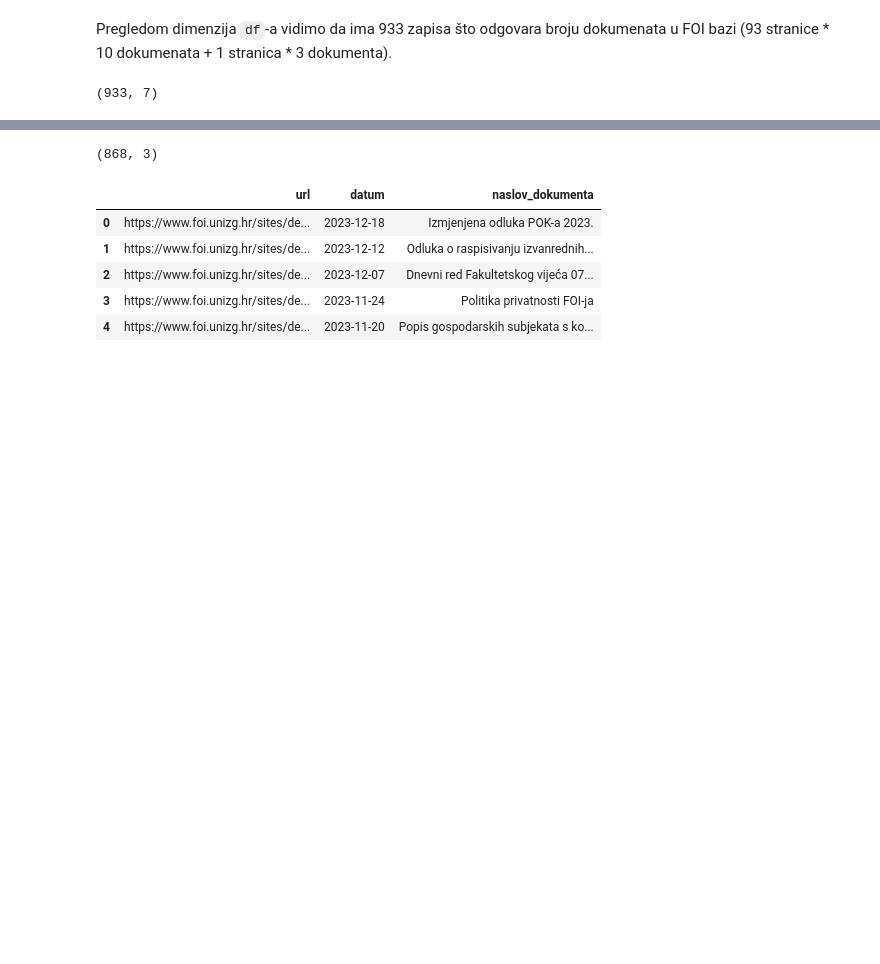
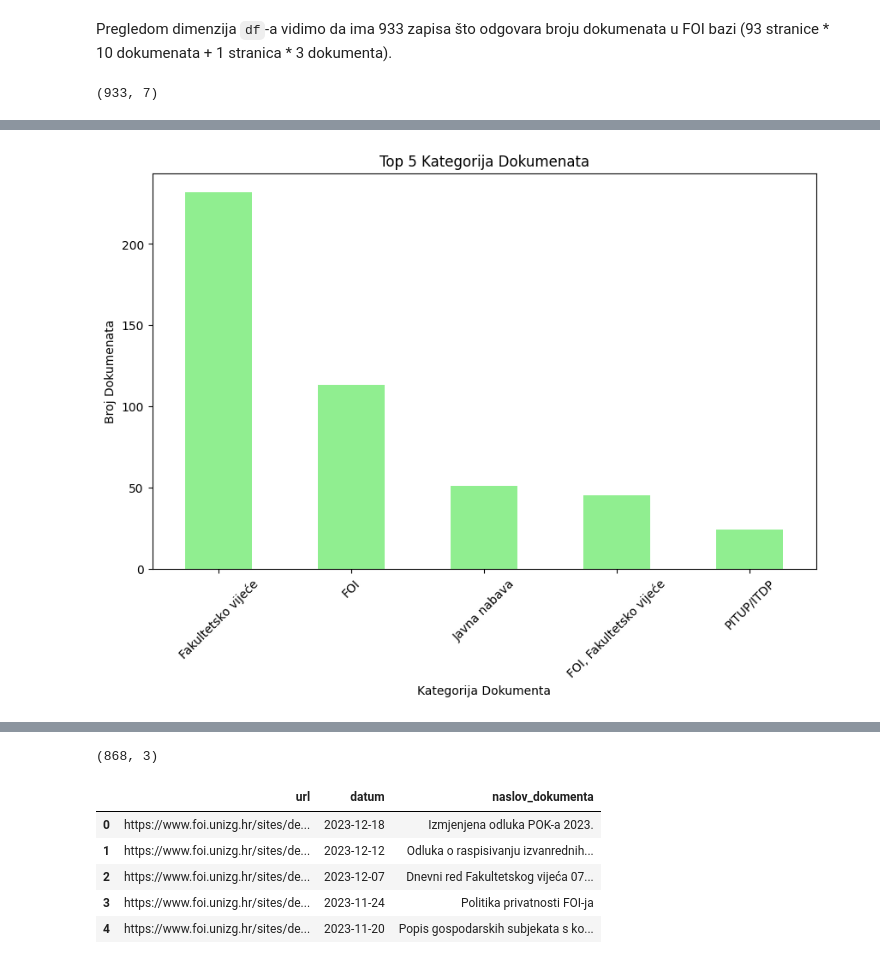
Before and after one commit to dsabljic/PAP-FOI-docs, a Jupyter notebook: Main.ipynb, the cells around one changed output, grey strips where cells are left out. Cells and saved outputs as stored; diff of their text form; code cells hidden in the pictures; blank space fills up the shorter version.

```diff
--- a/Main.ipynb
+++ b/Main.ipynb
@@ -586,0 +645,14 @@ df.shape
+# %%
+category_counts = df['kategorija_dokumenta'].value_counts()
+
+top_5_category = category_counts.head(5)
+
+plt.figure(figsize=(10, 6))
+top_5_category.plot(kind='bar', color='lightgreen')
+plt.title('Top 5 Kategorija Dokumenata')
+plt.xlabel('Kategorija Dokumenta')
+plt.ylabel('Broj Dokumenata')
+plt.xticks(rotation=45)
+plt.show()
+# %% [output]
+[figure, added]
```
Also changed, not shown: parts of 26 cells of this notebook.
